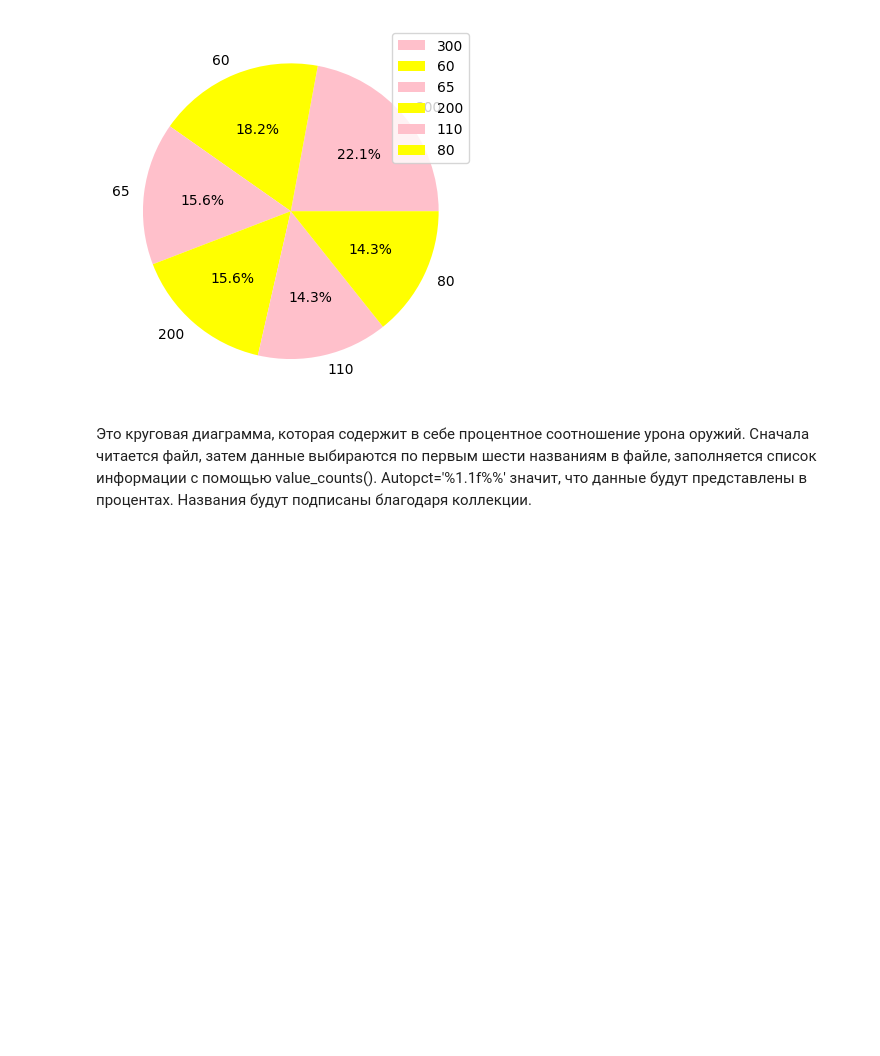
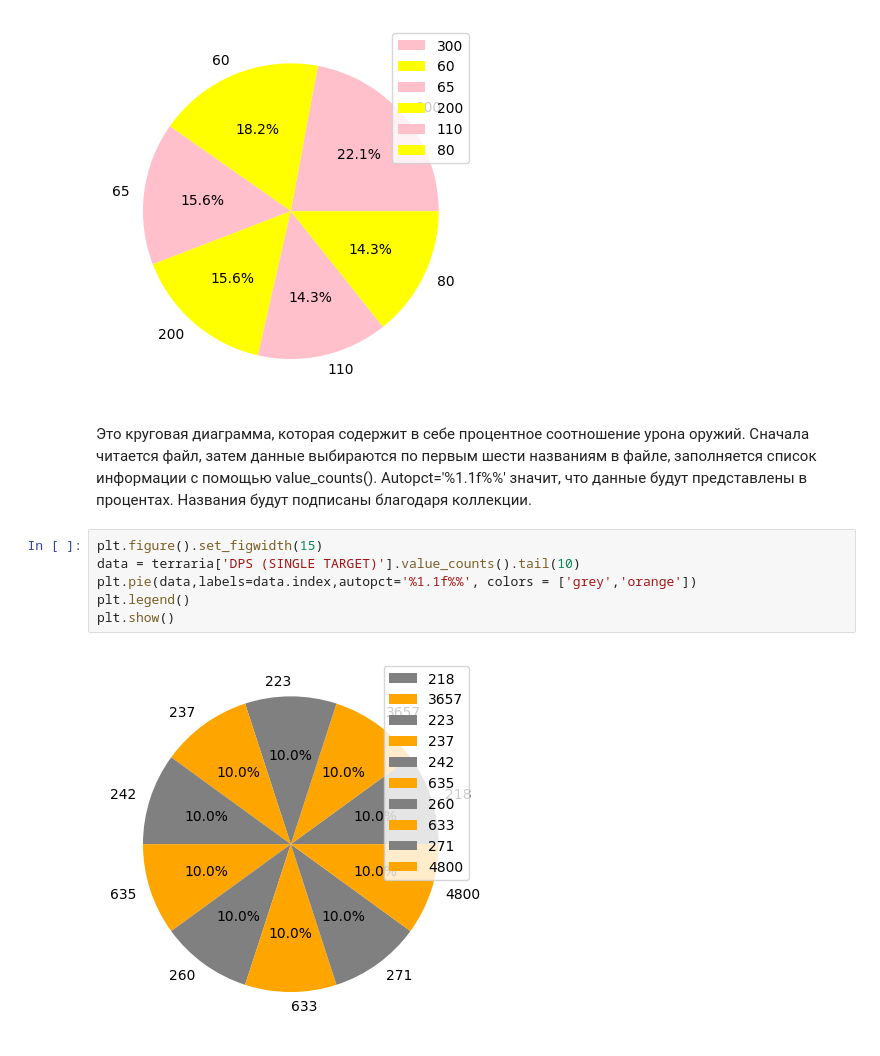
Before and after one commit to ThisJoraly/data6, a Jupyter notebook: r.ipynb, the cells around one changed output. Saved outputs shown, nothing was run; the diff lists cells and outputs as text; blank space fills up the shorter version.

```diff
--- a/r.ipynb
+++ b/r.ipynb
@@ -84,3 +100,11 @@ plt.show()
 [figure]
 # %% [markdown]
 Это круговая диаграмма, которая содержит в себе процентное соотношение урона оружий. Сначала читается файл, затем данные выбираются по первым шести названиям в файле, заполняется список информации с помощью value_counts(). Autopct='%1.1f%%' значит, что данные будут представлены в процентах. Названия будут подписаны благодаря коллекции.
+# %%
+plt.figure().set_figwidth(15)
+data = terraria['DPS (SINGLE TARGET)'].value_counts().tail(10)
+plt.pie(data,labels=data.index,autopct='%1.1f%%', colors = ['grey','orange'])
+plt.legend()
+plt.show()
+# %% [output]
+[figure, added]
```
Also changed, not shown: parts of 15 cells of this notebook, 2 other files.
